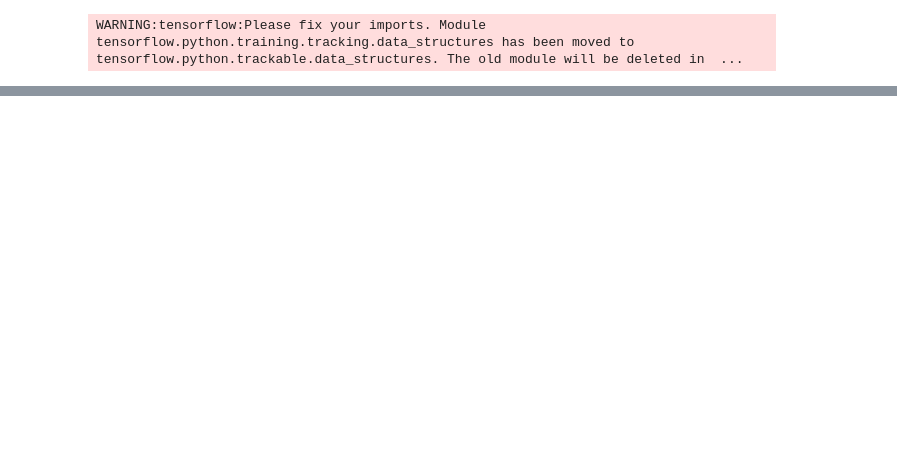
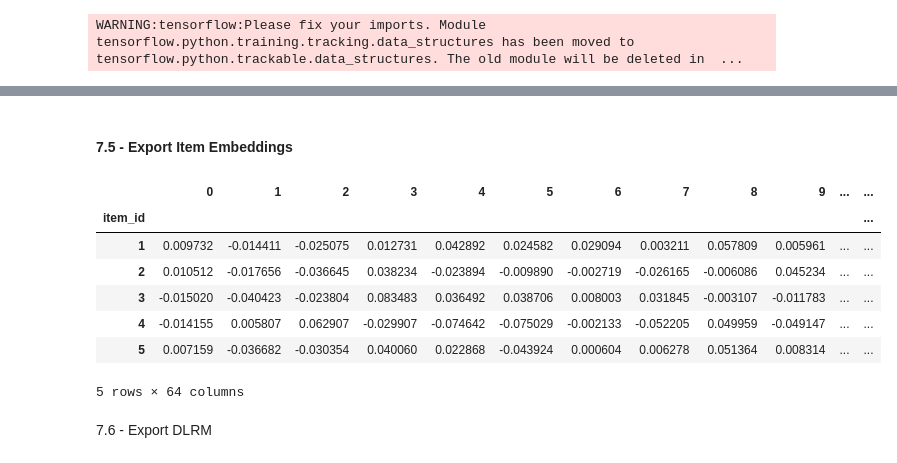
Before and after one commit to ChamathKB/Real-time-Recommendation-Systems, a Jupyter notebook: offline-batch-recsys/Offline_Batch_Recommender_System.ipynb, the cells around one changed output, grey strips where cells are left out. Cells and saved outputs as stored; diff of their text form; code cells hidden in the pictures; blank space fills up the shorter version.

Commit message:
updated offline-batch-recsys notebook

```diff
--- a/offline-batch-recsys/Offline_Batch_Recommender_System.ipynb
+++ b/offline-batch-recsys/Offline_Batch_Recommender_System.ipynb
@@ -367,0 +473,12 @@ array([[0.02237884, 0.01794879, 0.0142032 , 0.0141079 , 0.01247173,
+# %%
+# Test full pipeline
+import numpy as np
+
+# Reload Dataset
+train_retrieval = Dataset(os.path.join(OUTPUT_RETRIEVAL_DATA_DIR, "train", "*.parquet"), part_size="500MB")
+schema = train_retrieval.schema.select_by_tag([Tags.ITEM_ID, Tags.USER_ID, Tags.ITEM, Tags.USER]).without(['click'])
+train_retrieval.schema = schema
+
+# User and Item Offline Feature "Stores"
+item_fs = unique_rows_by_features(train_retrieval, Tags.ITEM, Tags.ITEM_ID).to_ddf().compute()
+user_fs = unique_rows_by_features(train_retrieval, Tags.USER, Tags.USER_ID).to_ddf().compute()
@@ -367,0 +686,5 @@ array([[0.02237884, 0.01794879, 0.0142032 , 0.0141079 , 0.01247173,
+# %%
+item_features = (
+    unique_rows_by_features(train_retrieval, Tags.ITEM, Tags.ITEM_ID).compute().reset_index(drop=True)
+)
+item_features.head()
@@ -367,0 +701,15 @@ array([[0.02237884, 0.01794879, 0.0142032 , 0.0141079 , 0.01247173,
+# %% [markdown]
+#### 7.5 - Export Item Embeddings
+# %%
+item_embs = retrieval_model.candidate_embeddings(Dataset(item_features, schema=schema), batch_size=1024, index=Tags.ITEM_ID)
+item_embs_df = item_embs.compute(scheduler="synchronous")
+item_embs_df.head()
+# %% [output]
+|  | 0 | 1 | 2 | 3 | 4 | 5 | 6 | 7 | 8 | 9 | ... | ... |
+| item_id |  |  |  |  |  |  |  |  |  |  |  | ... |
+| 1 | 0.009732 | -0.014411 | -0.025075 | 0.012731 | 0.042892 | 0.024582 | 0.029094 | 0.003211 | 0.057809 | 0.005961 | ... | ... |
+| 2 | 0.010512 | -0.017656 | -0.036645 | 0.038234 | -0.023894 | -0.009890 | -0.002719 | -0.026165 | -0.006086 | 0.045234 | ... | ... |
+| 3 | -0.015020 | -0.040423 | -0.023804 | 0.083483 | 0.036492 | 0.038706 | 0.008003 | 0.031845 | -0.003107 | -0.011783 | ... | ... |
+| 4 | -0.014155 | 0.005807 | 0.062907 | -0.029907 | -0.074642 | -0.075029 | -0.002133 | -0.052205 | 0.049959 | -0.049147 | ... | ... |
+| 5 | 0.007159 | -0.036682 | -0.030354 | 0.040060 | 0.022868 | -0.043924 | 0.000604 | 0.006278 | 0.051364 | 0.008314 | ... | ... |
+5 rows × 64 columns
@@ -367,0 +719,2 @@ array([[0.02237884, 0.01794879, 0.0142032 , 0.0141079 , 0.01247173,
+# %% [markdown]
+7.6 - Export DLRM
```
Also changed, not shown: parts of 54 cells of this notebook.
